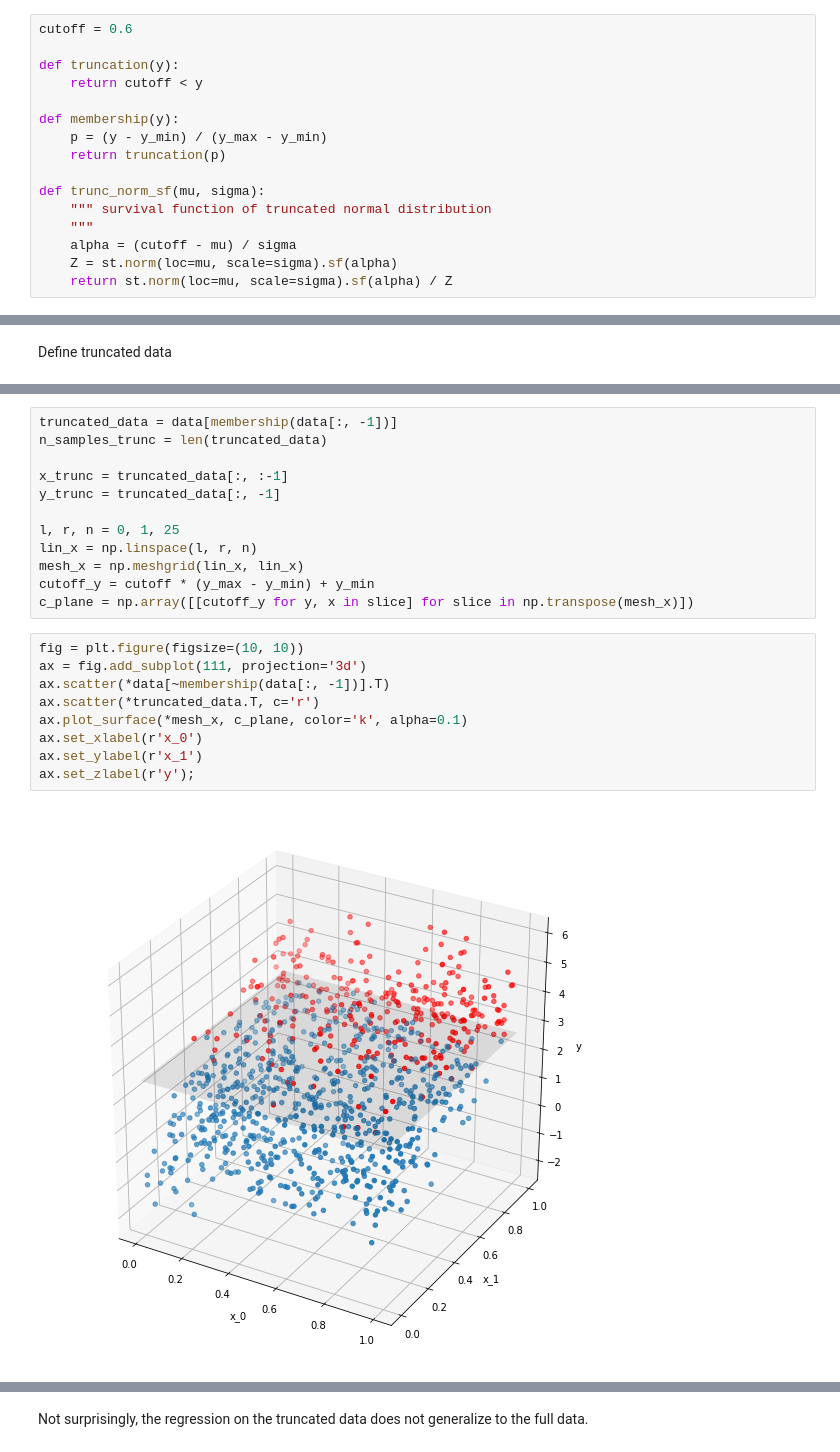
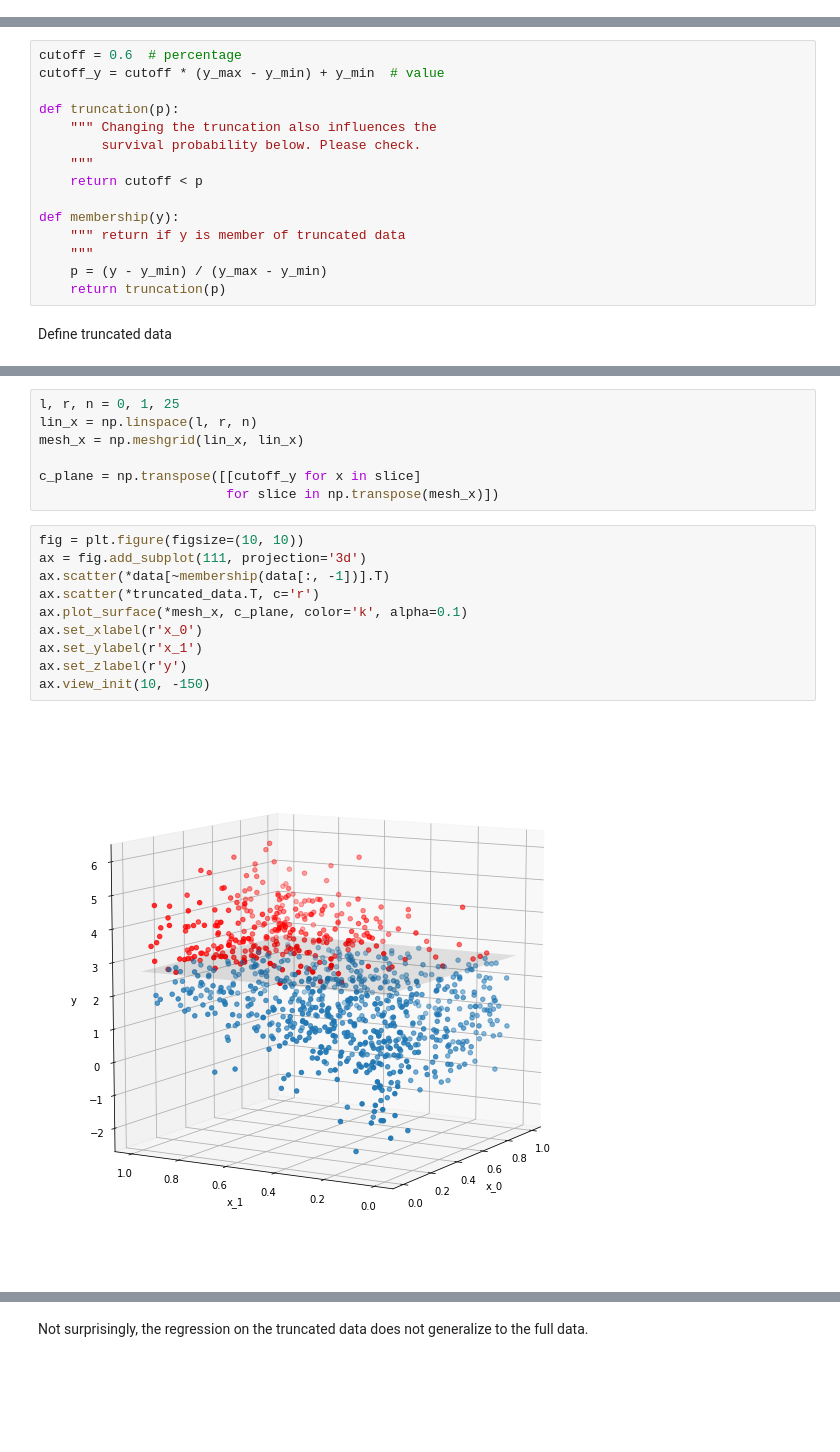
Before and after one commit to phylyc/trunc_lin_reg, a Jupyter notebook: truncated_data_learning.ipynb, the cells around one changed output, grey strips where cells are left out. Saved outputs shown, nothing was run; the diff lists cells and outputs as text; blank space fills up the shorter version.

```diff
--- a/truncated_data_learning.ipynb
+++ b/truncated_data_learning.ipynb
@@ -38,16 +27,0 @@ import scipy.stats as st
-# %%
-cutoff = 0.6
-
-def truncation(y):
-    return cutoff < y
-
-def membership(y):
-    p = (y - y_min) / (y_max - y_min)
-    return truncation(p)
-
-def trunc_norm_sf(mu, sigma):
-    """ survival function of truncated normal distribution
-    """
-    alpha = (cutoff - mu) / sigma
-    Z = st.norm(loc=mu, scale=sigma).sf(alpha)
-    return st.norm(loc=mu, scale=sigma).sf(alpha) / Z
@@ -54,2 +39,17 @@ def trunc_norm_sf(mu, sigma):
+# %%
+cutoff = 0.6  # percentage
+cutoff_y = cutoff * (y_max - y_min) + y_min  # value
+
+def truncation(p):
+    """ Changing the truncation also influences the
+        survival probability below. Please check.
+    """
+    return cutoff < p
+
+def membership(y):
+    """ return if y is member of truncated data
+    """
+    p = (y - y_min) / (y_max - y_min)
+    return truncation(p)
 # %% [markdown]
 Define truncated data
@@ -56,24 +65,20 @@ Define truncated data
 # %%
-truncated_data = data[membership(data[:, -1])]
-n_samples_trunc = len(truncated_data)
-
-x_trunc = truncated_data[:, :-1]
-y_trunc = truncated_data[:, -1]
-
 l, r, n = 0, 1, 25
 lin_x = np.linspace(l, r, n)
 mesh_x = np.meshgrid(lin_x, lin_x)
-cutoff_y = cutoff * (y_max - y_min) + y_min
-c_plane = np.array([[cutoff_y for y, x in slice] for slice in np.transpose(mesh_x)])
+
+c_plane = np.transpose([[cutoff_y for x in slice]
+                        for slice in np.transpose(mesh_x)])
 # %%
 fig = plt.figure(figsize=(10, 10))
 ax = fig.add_subplot(111, projection='3d')
 ax.scatter(*data[~membership(data[:, -1])].T)
 ax.scatter(*truncated_data.T, c='r')
 ax.plot_surface(*mesh_x, c_plane, color='k', alpha=0.1)
 ax.set_xlabel(r'x_0')
 ax.set_ylabel(r'x_1')
-ax.set_zlabel(r'y');
+ax.set_zlabel(r'y')
+ax.view_init(10, -150)
 # %% [output]
-[figure, old version]
+[figure, new version]
 # %% [markdown]
```
Also changed, not shown: parts of 57 cells of this notebook.
